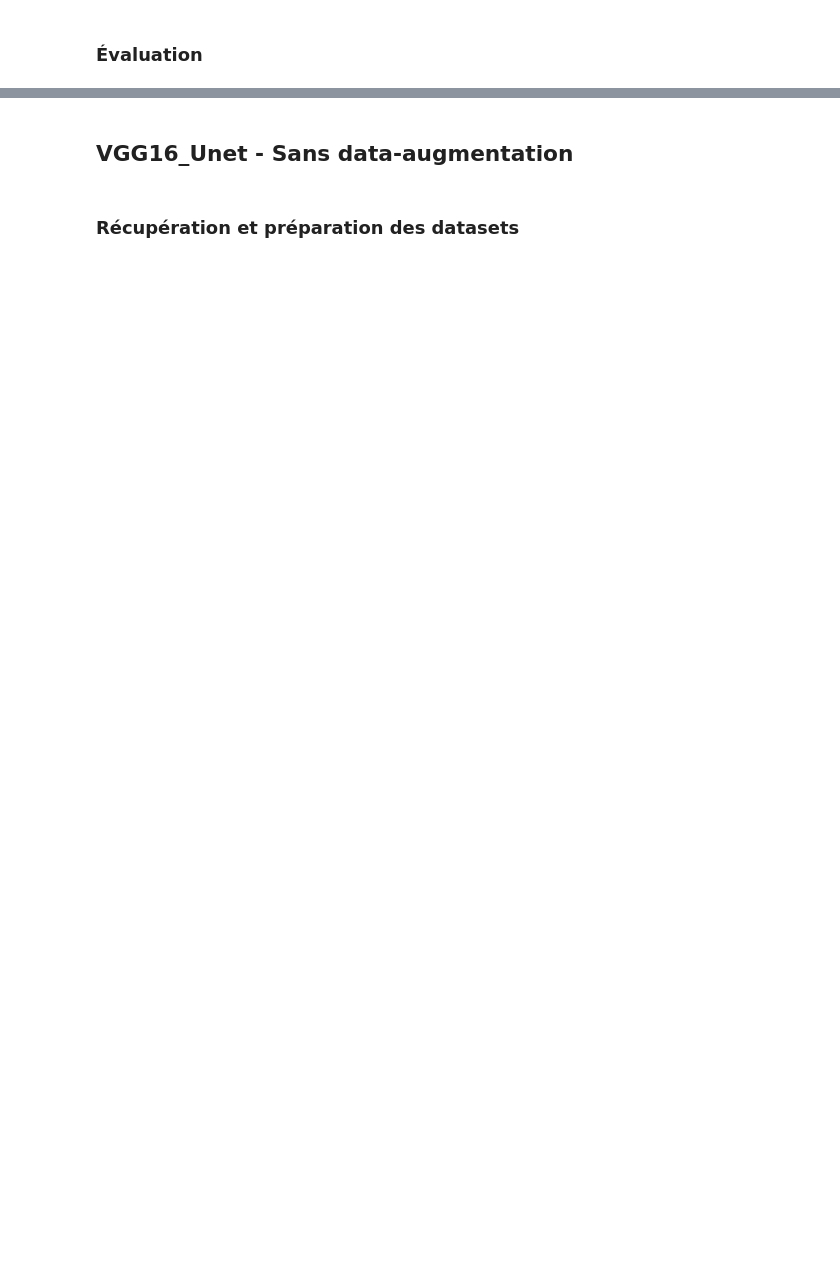
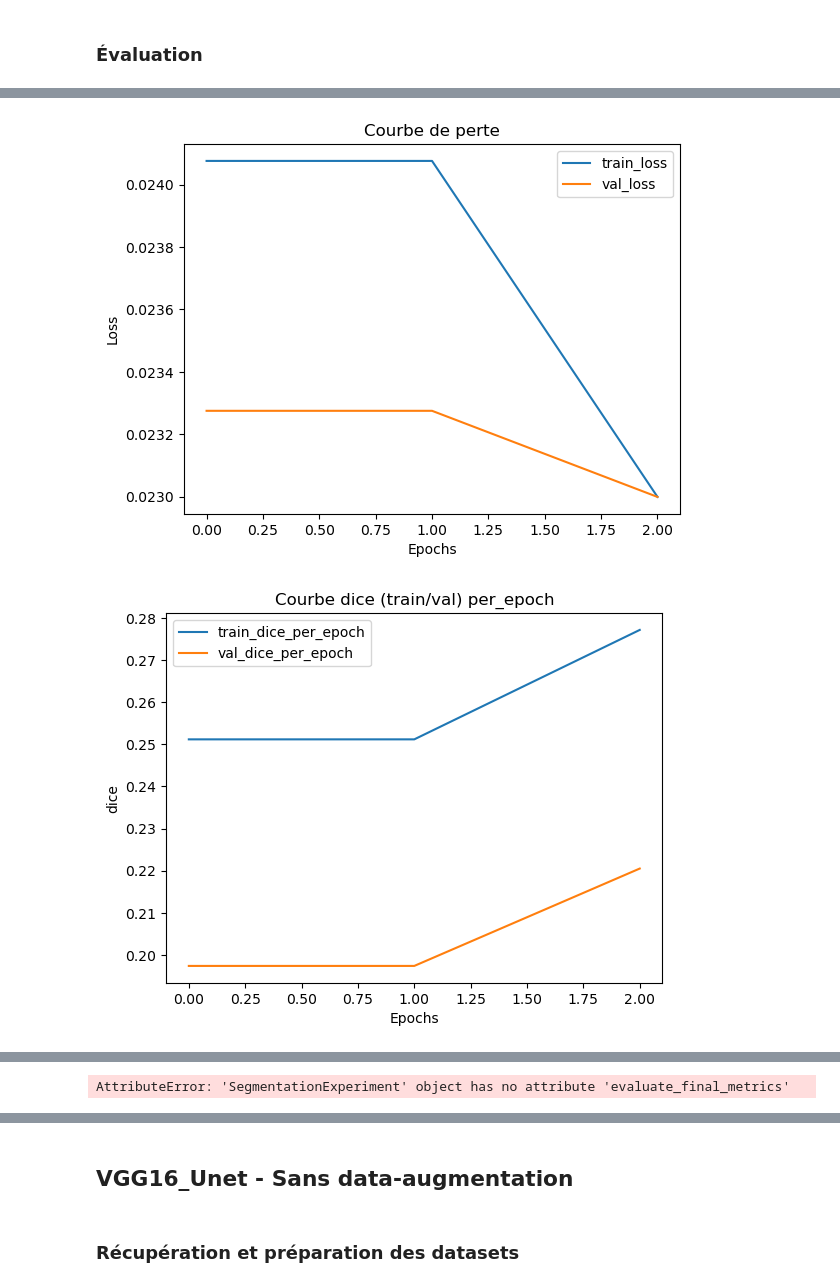
Before and after one commit to Oxelie/P8_Segmentation_Images, a Jupyter notebook: models.ipynb, the cells around one changed output, grey strips where cells are left out. Cells and saved outputs as stored; diff of their text form; code cells hidden in the pictures; blank space fills up the shorter version.

```diff
--- a/models.ipynb
+++ b/models.ipynb
@@ -1500,7 +1417,9 @@ print(history)
 # %%
 metric_trainer_unet_mini = ModelMetricMLflow(run_id=run_id_trainer_unet_mini, monitor="val_dice", best_monitor="max")
 metric_trainer_unet_mini.plot_loss_curves()
 metric_trainer_unet_mini.plot_metric_curves()
 metric_trainer_unet_mini.plot_per_class_iou_curves(split="train")
 metric_trainer_unet_mini.plot_per_class_iou_curves(split="val")
-metric_trainer_unet_mini.plot_final_metrics_comparison()
+# %% [output]
+[figure, added]
+[figure, added]
@@ -1507,3 +1431,14 @@ metric_trainer_unet_mini.plot_final_metrics_comparison()
+# %%
+# load le dictionnaire d'évaluation finale
+dict_evaluation_finale = trainer_unet_mini.evaluate_final_metrics(
+    model=trainer_unet_mini.load_model(run_id=run_id_trainer_unet_mini),
+    train_dataset=train_dataset,
+    val_dataset=val_dataset,
+    test_dataset=test_dataset)
+# Affiche les scores finaux pour chaque dataset et chaque métrique
+metric_trainer_unet_mini.plot_final_metrics_comparison(dict_evaluation_finale, dataset_train=train_dataset)
+# %% [output]
+AttributeError: 'SegmentationExperiment' object has no attribute 'evaluate_final_metrics'
 # %%
 # Pour charger le modèle du dernier run et faire des prédictions
 model = trainer_unet_mini.load_model(run_id=run_id_trainer_unet_mini)
```
Also changed, not shown: parts of 16 cells of this notebook, 1 other file.
